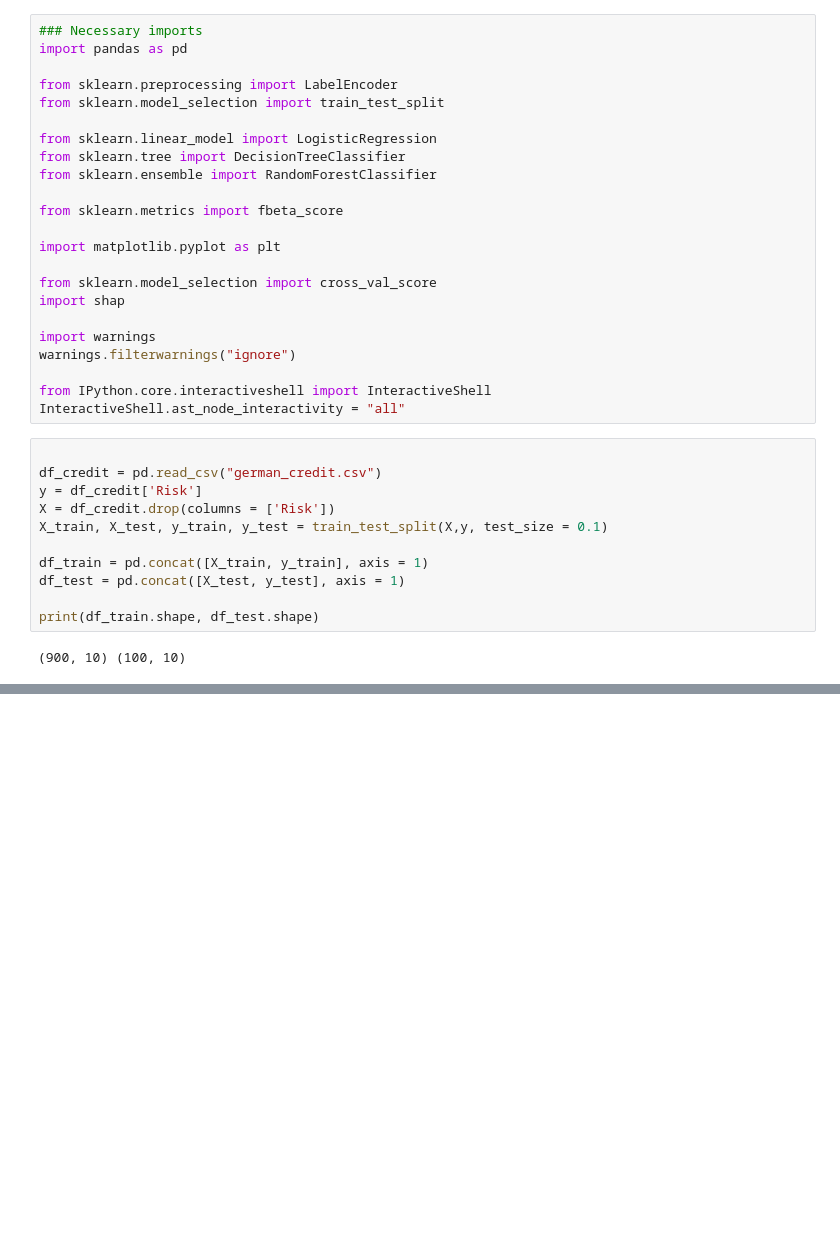
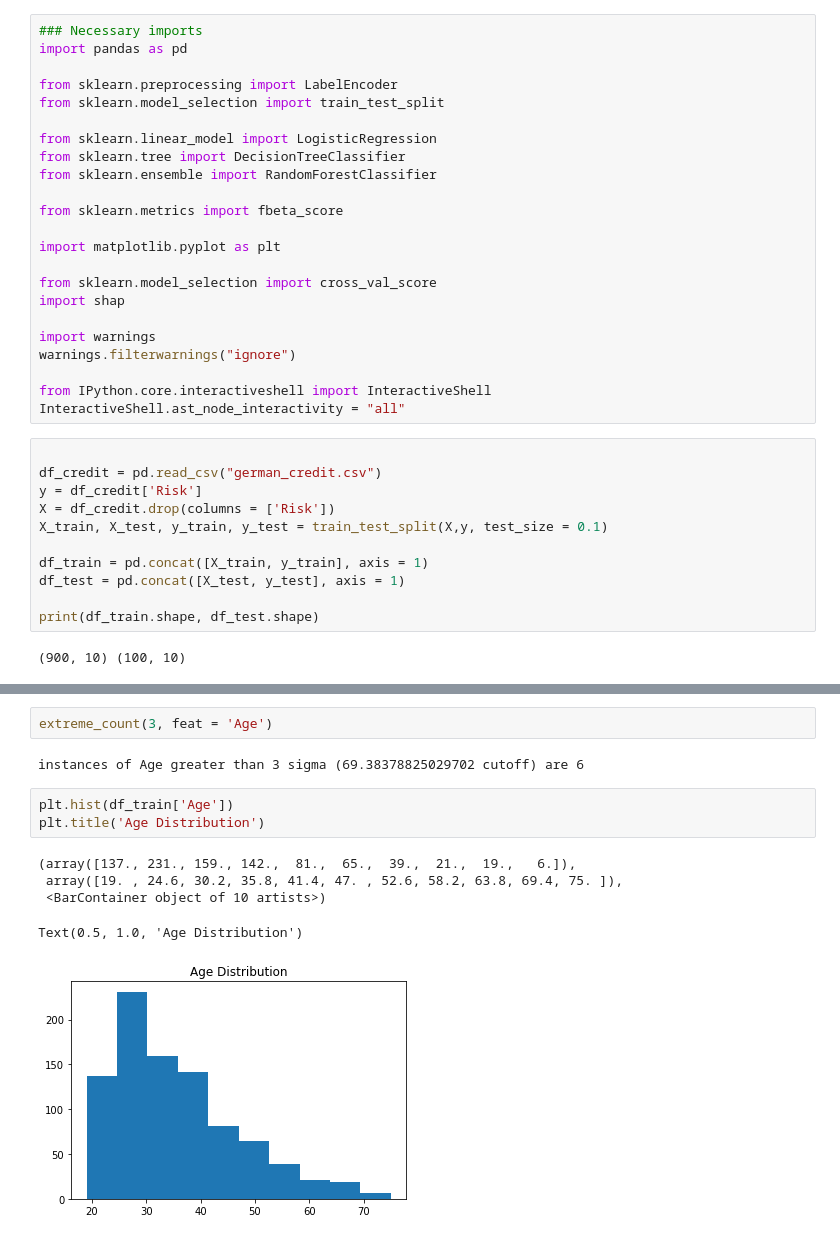
Before and after one commit to mostofa-ahsan/Credit_Risk_Proj, a Jupyter notebook: Data_Cleaning_&_EDA.ipynb, the cells around one changed output, grey strips where cells are left out. Saved outputs shown, nothing was run; the diff lists cells and outputs as text; blank space fills up the shorter version.

```diff
--- a/Data_Cleaning_&_EDA.ipynb
+++ b/Data_Cleaning_&_EDA.ipynb
@@ -83,0 +190,13 @@ Text(0.5, 0, 'Job')
+# %%
+extreme_count(3, feat = 'Age')
+# %% [output]
+instances of Age greater than 3 sigma (69.38378825029702 cutoff) are 6
+# %%
+plt.hist(df_train['Age'])
+plt.title('Age Distribution')
+# %% [output]
+(array([137., 231., 159., 142.,  81.,  65.,  39.,  21.,  19.,   6.]),
+ array([19. , 24.6, 30.2, 35.8, 41.4, 47. , 52.6, 58.2, 63.8, 69.4, 75. ]),
+ <BarContainer object of 10 artists>)
+Text(0.5, 1.0, 'Age Distribution')
+[figure, added]
```
Also changed, not shown: parts of 17 cells of this notebook.
